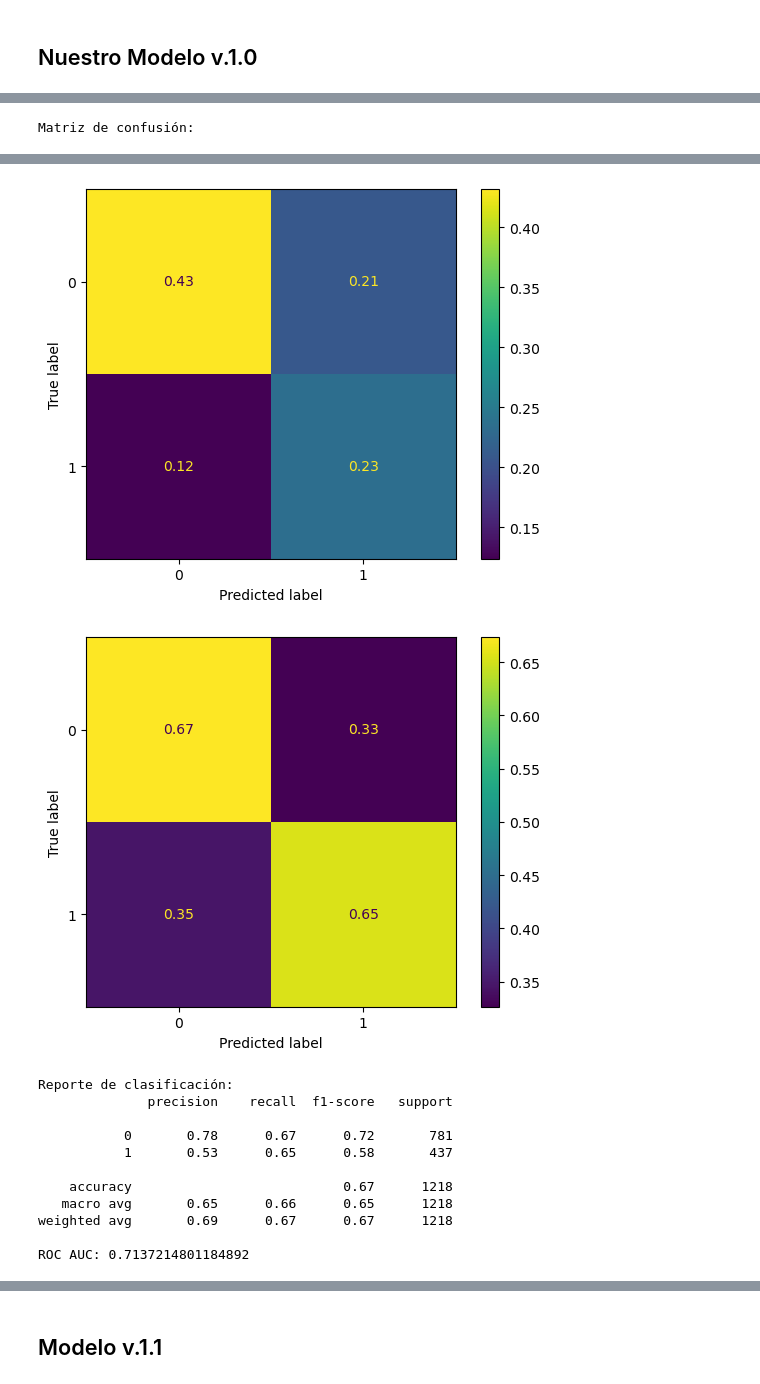
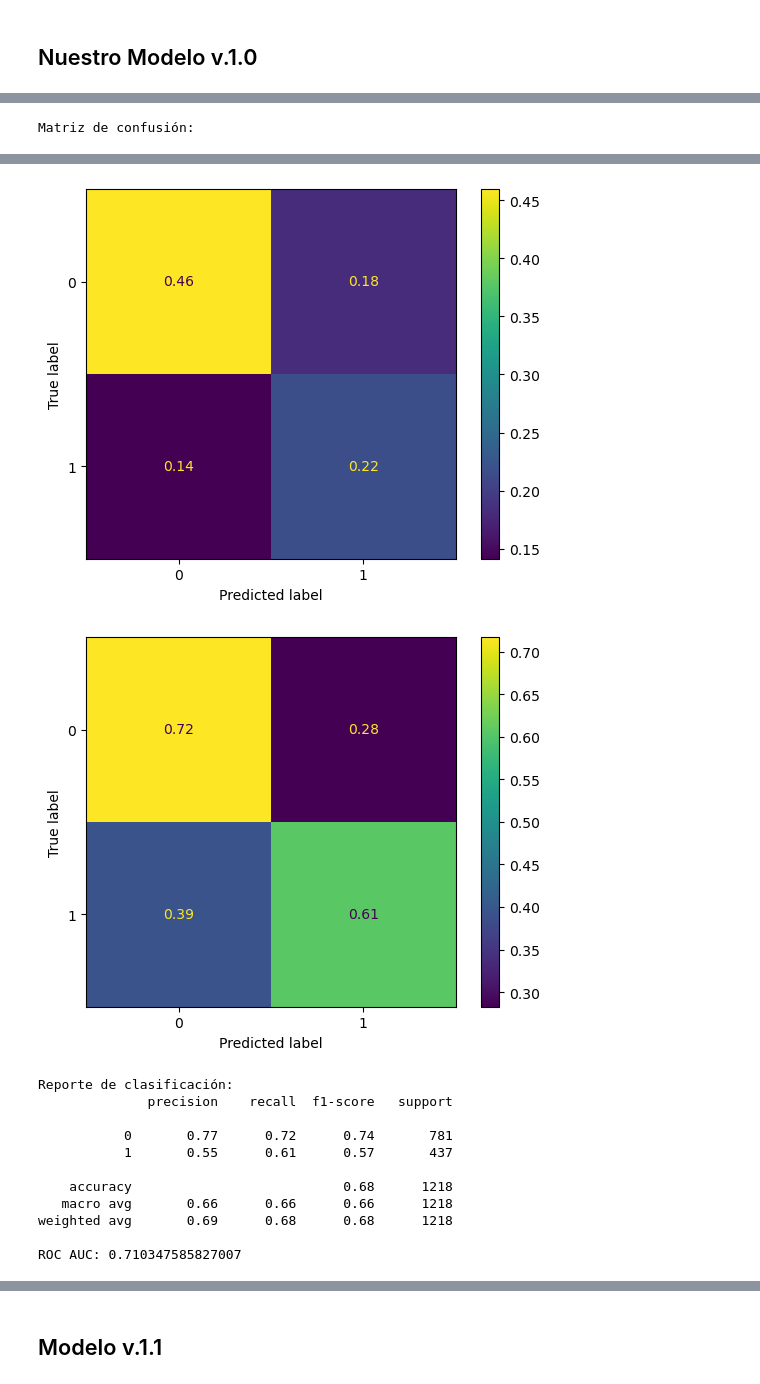
Before and after one commit to aaznarmellado-collab/Bias-Analysis-in-the-U.S.-Judicial-System, a Jupyter notebook: 01_Notebooks/TFM_MODELO.ipynb, the cells around one changed output, grey strips where cells are left out. Saved outputs shown, nothing was run; the diff lists cells and outputs as text; code cells hidden in the pictures.

```diff
--- a/01_Notebooks/TFM_MODELO.ipynb
+++ b/01_Notebooks/TFM_MODELO.ipynb
@@ -38,7 +73,7 @@ from itertools import product
 import warnings
 warnings.filterwarnings('ignore')
 # %%
-df_modelo = pd.read_csv(r'C:\Users\Nitropc\Documents\Github\TFM-Sesgos-en-el-sistema-judicial-de-EEUU-\00_Data\00_Processed\df_modelo.csv')
+df_modelo = pd.read_csv(r'C:\Users\JAIME\Documents\Github\TFM-Sesgos-en-el-sistema-judicial-de-EEUU-\00_Data\00_Processed\df_modelo.csv')
 # %%
 df_modelo.columns
 # %% [output]
@@ -54,7 +89,7 @@ Index(['person_id', 'decile_score', 'rawscore', 'v_decile_score', 'is_recid',
 ## Nuestro Modelo v.1.0
 # %%
 lista_columnas_dropear = ['two_year_recid','person_id', 'decile_score', 'rawscore', 'v_decile_score', 'is_recid', 'is_violent_recid', 'maritalstatus', 'race', 'priors_freq', 'priors_freq_2',
-       'priors_freq_3', 'maritalstatus_other', 'maritalstatus_separated', 'maritalstatus_significant other', 'juv_fel_count', 'juv_misd_count', 'juv_other_count', 'weight']       #revisar una vez esté todo claro
+       'priors_freq_3', 'maritalstatus_other', 'maritalstatus_separated', 'maritalstatus_significant other', 'juv_fel_count', 'juv_misd_count', 'juv_other_count', 'weight', 'sex']       #revisar una vez esté todo claro
 # %%
 lista_col_outliers = [
     'age',
@@ -74,16 +109,19 @@ for col in lista_col_outliers:
 # %%
 X = df_sin_outliers.drop(columns=lista_columnas_dropear)
 y = df_sin_outliers['two_year_recid']
-weights = df_sin_outliers['weight']
 
-X_train, X_test, y_train, y_test, w_train, w_test = train_test_split(X, y, weights, test_size = 0.2, random_state = 69, stratify = y)
+X_train, X_test, y_train, y_test = train_test_split(X, y, test_size = 0.2, random_state = 69, stratify = y)
 
-model = LogisticRegression(max_iter=1000, penalty='l1', solver='liblinear')
+# df_train = X_train.copy()
+# df_train['two_year_recid'] = y_train
+# w_train = df_train['weight']
 
-model.fit(X_train, y_train, sample_weight= w_train)
+model = LogisticRegression(max_iter=1000, penalty='l1', solver='liblinear', class_weight='balanced')
+
+model.fit(X_train, y_train)
 
 y_proba = model.predict_proba(X_test)[:,1]
-y_pred = (y_proba >= 0.37).astype(int)
+y_pred = (y_proba >= 0.515).astype(int)
 
 print("Matriz de confusión:")
 print(confusion_matrix(y_test, y_pred))
@@ -97,5 +135,19 @@ coeficientes = pd.DataFrame({
 })
 
 print(coeficientes)
+
+print("Matriz de confusión:")
+disp = ConfusionMatrixDisplay(confusion_matrix(y_test, y_pred))
+disp.plot()
+print("\n")
+disp = ConfusionMatrixDisplay(confusion_matrix(y_test, y_pred, normalize= "all"))
+disp.plot()
+disp = ConfusionMatrixDisplay(confusion_matrix(y_test, y_pred, normalize= "true"))
+disp.plot()
+plt.show()
+print("\n")
+print("Reporte de clasificación:")
+print(classification_report(y_test, y_pred))
+print("ROC AUC:", roc_auc_score(y_test, y_proba))
 # %% [output]
 Matriz de confusión:
@@ -118,13 +184,13 @@ Reporte de clasificación:
 # %%
 model = BaggingClassifier(
-    estimator=LogisticRegression(penalty='l1', solver='liblinear'),
+    estimator=LogisticRegression(penalty='l1', solver='liblinear', class_weight = 'balanced'),
     n_estimators=10
 )
 
-model.fit(X_train, y_train, sample_weight= w_train)
+model.fit(X_train, y_train)
 
 y_proba = model.predict_proba(X_test)[:,1]
-y_pred = (y_proba >= 0.37).astype(int)
+y_pred = (y_proba >= 0.515).astype(int)
 
 
 print("Matriz de confusión:")
@@ -146,16 +212,16 @@ Matriz de confusión:
-[figure, old version]
+[figure, new version]
-[figure, old version]
+[figure, new version]
 Reporte de clasificación:
               precision    recall  f1-score   support
 
-           0       0.78      0.67      0.72       781
-           1       0.53      0.65      0.58       437
+           0       0.77      0.72      0.74       781
+           1       0.55      0.61      0.57       437
 
-    accuracy                           0.67      1218
-   macro avg       0.65      0.66      0.65      1218
-weighted avg       0.69      0.67      0.67      1218
+    accuracy                           0.68      1218
+   macro avg       0.66      0.66      0.66      1218
+weighted avg       0.69      0.68      0.68      1218
 
-ROC AUC: 0.7137214801184892
+ROC AUC: 0.710347585827007
 # %%
 race_test = df_sin_outliers.loc[X_test.index, 'race']
 
```
Also changed, not shown: parts of 39 cells of this notebook, 1 other file.
